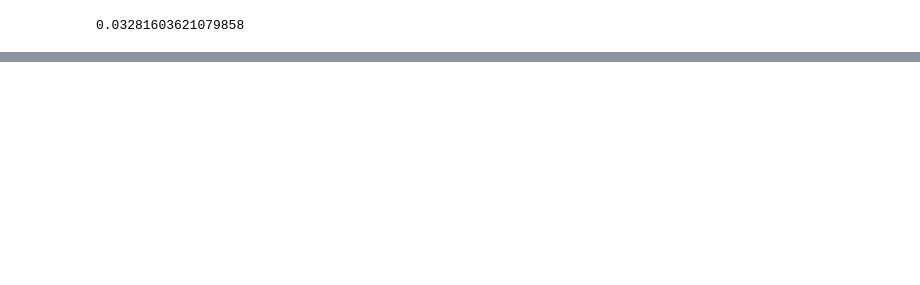
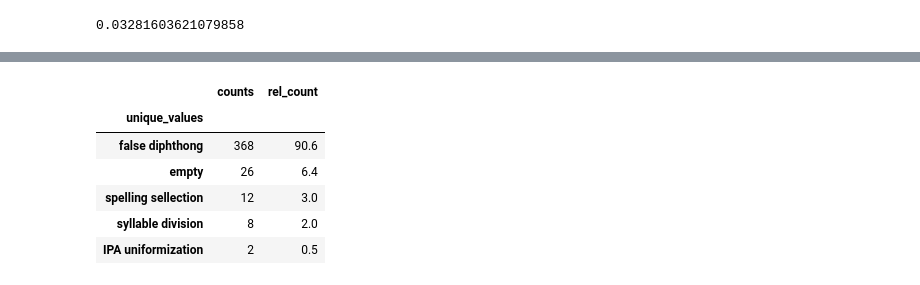
Before and after one commit to Portophon/Exploring-PtLanka, a Jupyter notebook: Wikcionário IPA errors.ipynb, the cells around one changed output, grey strips where cells are left out. Drawn from its saved outputs; the diff is of its cells as text; code cells hidden in the pictures; blank space fills up the shorter version.

```diff
--- a/Wikcionário IPA errors.ipynb
+++ b/Wikcionário IPA errors.ipynb
@@ -81,0 +89,12 @@ Name: Notes_3, dtype: float64
+# %%
+errors_df["rel_count"] = round(errors_df["counts"]/len(error_count_df), 3)*100
+errors_df = errors_df.set_index("unique_values")
+errors_df
+# %% [output]
+|  | counts | rel_count |
+| unique_values |  |  |
+| false diphthong | 368 | 90.6 |
+| empty | 26 | 6.4 |
+| spelling sellection | 12 | 3.0 |
+| syllable division | 8 | 2.0 |
+| IPA uniformization | 2 | 0.5 |
```
Also changed, not shown: parts of 14 cells of this notebook.
